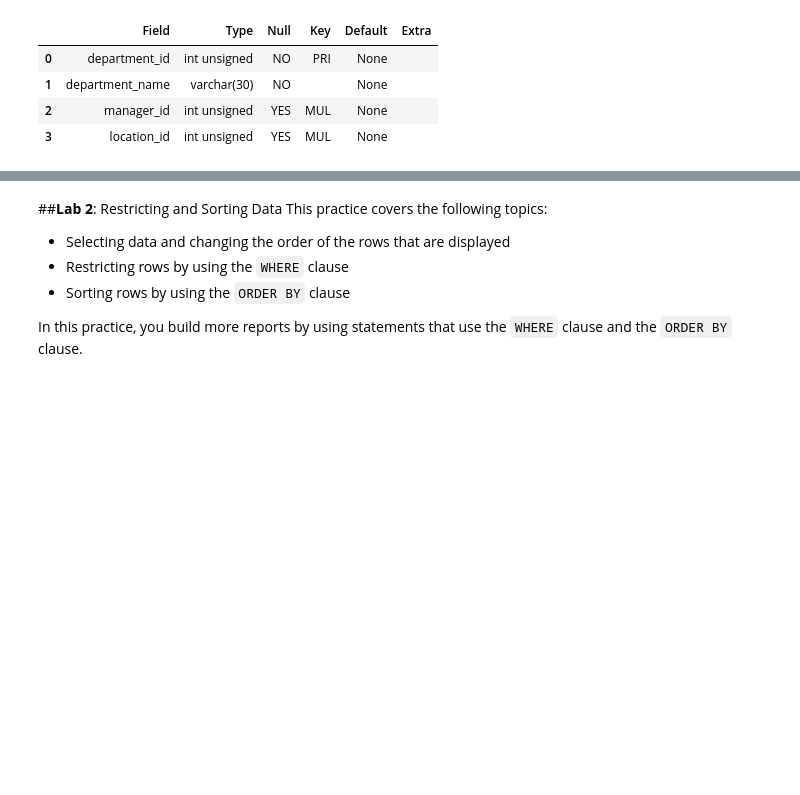
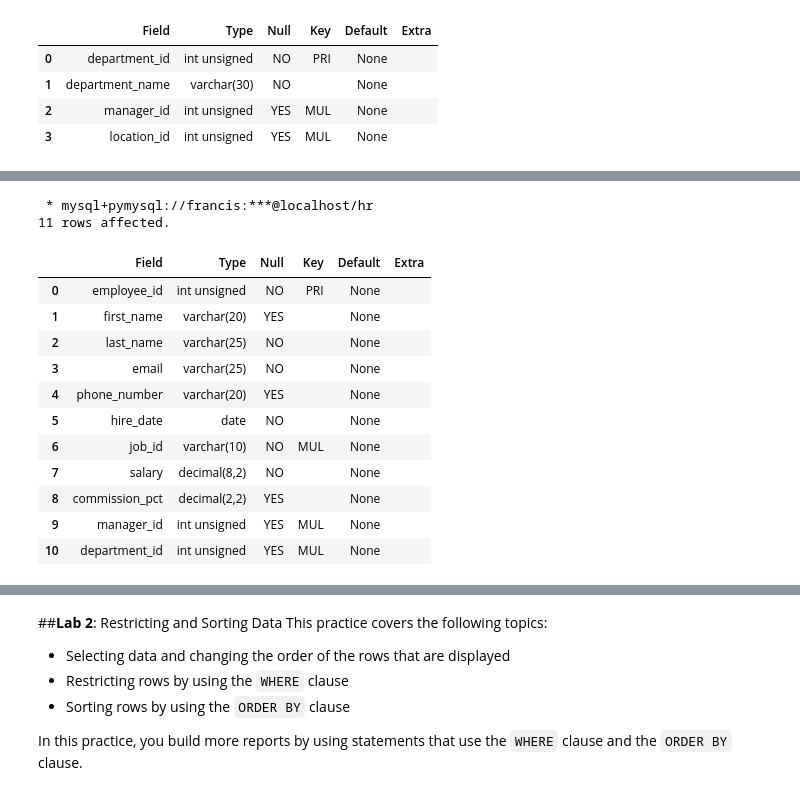
Before and after one commit to yugentan/googleCollab, a Jupyter notebook: MySQL Hand-On Lab.ipynb, the cells around one changed output, grey strips where cells are left out. Saved outputs shown, nothing was run; the diff lists cells and outputs as text; code cells hidden in the pictures; blank space fills up the shorter version.

```diff
--- a/MySQL Hand-On Lab.ipynb
+++ b/MySQL Hand-On Lab.ipynb
@@ -211,6 +229,22 @@ DESCRIBE employees
 # %%
 %%sql
 # Insert Your Code Here
+DESCRIBE employees
+# %% [output]
+ * mysql+pymysql://francis:***@localhost/hr
+11 rows affected.
+|  | Field | Type | Null | Key | Default | Extra |
+| 0 | employee_id | int unsigned | NO | PRI | None |  |
+| 1 | first_name | varchar(20) | YES |  | None |  |
+| 2 | last_name | varchar(25) | NO |  | None |  |
+| 3 | email | varchar(25) | NO |  | None |  |
+| 4 | phone_number | varchar(20) | YES |  | None |  |
+| 5 | hire_date | date | NO |  | None |  |
+| 6 | job_id | varchar(10) | NO | MUL | None |  |
+| 7 | salary | decimal(8,2) | NO |  | None |  |
+| 8 | commission_pct | decimal(2,2) | YES |  | None |  |
+| 9 | manager_id | int unsigned | YES | MUL | None |  |
+| 10 | department_id | int unsigned | YES | MUL | None |  |
 # %% [markdown]
 **Task 1.6** The HR department wants a query to display the last name, hire date, and
 employee ID for each employee, with the employee ID appearing first. Provide an alias <code>start_date</code> for the <code>hire_date</code> column.
```
Also changed, not shown: parts of 4 cells of this notebook.
